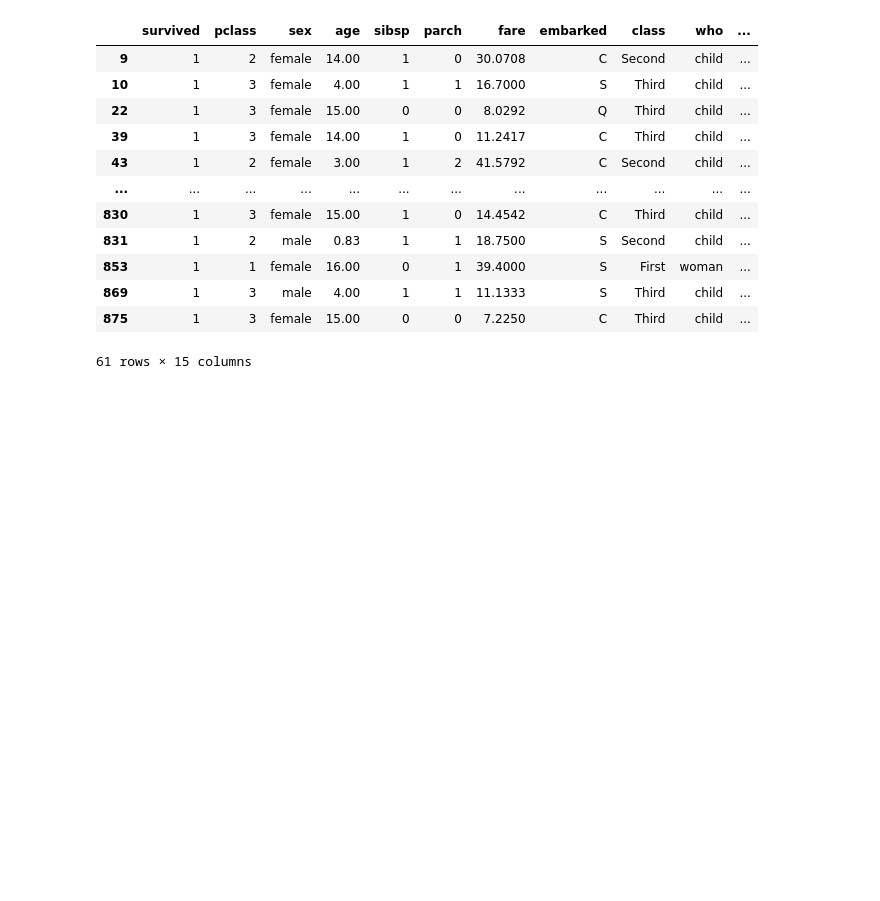
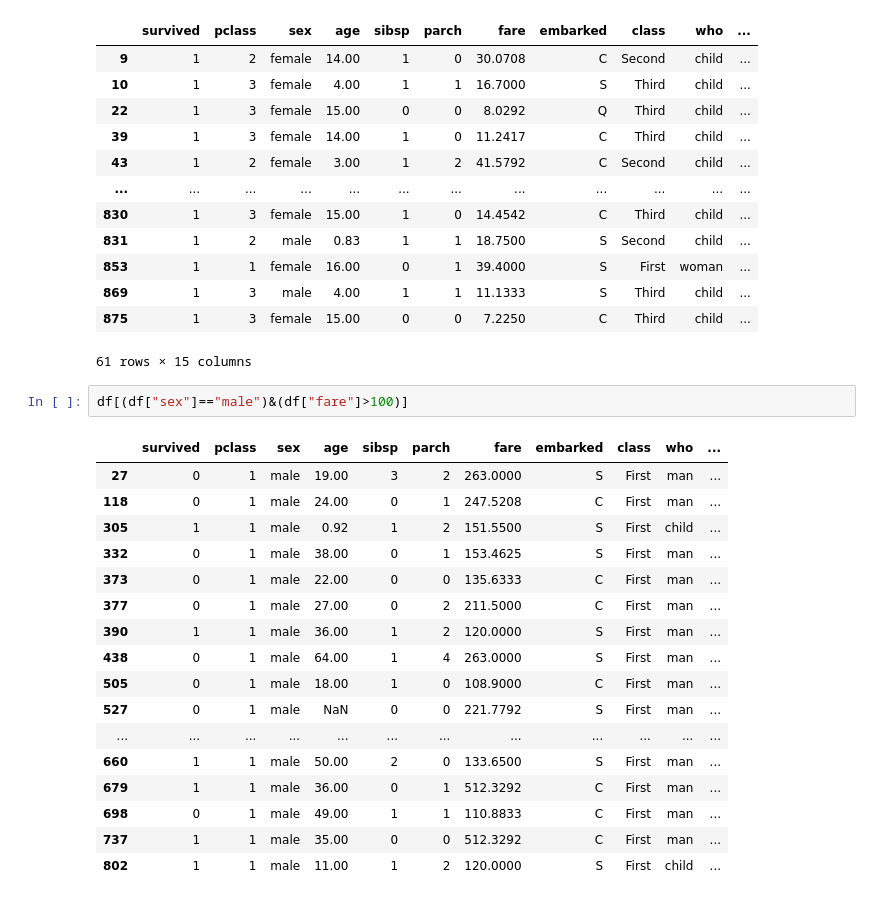
Before and after one commit to Pritishcoder07/AIML-ALGROITHM, a Jupyter notebook: DAY 2 .ipynb, the cells around one changed output. Drawn from its saved outputs; the diff is of its cells as text; blank space fills up the shorter version.

```diff
--- a/DAY 2 .ipynb
+++ b/DAY 2 .ipynb
@@ -689,3 +689,23 @@ df[(df["age"]<18)&(df["survived"]==1)]
 | 869 | 1 | 3 | male | 4.00 | 1 | 1 | 11.1333 | S | Third | child | ... |
 | 875 | 1 | 3 | female | 15.00 | 0 | 0 | 7.2250 | C | Third | child | ... |
 61 rows × 15 columns
+# %%
+df[(df["sex"]=="male")&(df["fare"]>100)]
+# %% [output]
+|  | survived | pclass | sex | age | sibsp | parch | fare | embarked | class | who | ... |
+| 27 | 0 | 1 | male | 19.00 | 3 | 2 | 263.0000 | S | First | man | ... |
+| 118 | 0 | 1 | male | 24.00 | 0 | 1 | 247.5208 | C | First | man | ... |
+| 305 | 1 | 1 | male | 0.92 | 1 | 2 | 151.5500 | S | First | child | ... |
+| 332 | 0 | 1 | male | 38.00 | 0 | 1 | 153.4625 | S | First | man | ... |
+| 373 | 0 | 1 | male | 22.00 | 0 | 0 | 135.6333 | C | First | man | ... |
+| 377 | 0 | 1 | male | 27.00 | 0 | 2 | 211.5000 | C | First | man | ... |
+| 390 | 1 | 1 | male | 36.00 | 1 | 2 | 120.0000 | S | First | man | ... |
+| 438 | 0 | 1 | male | 64.00 | 1 | 4 | 263.0000 | S | First | man | ... |
+| 505 | 0 | 1 | male | 18.00 | 1 | 0 | 108.9000 | C | First | man | ... |
+| 527 | 0 | 1 | male | NaN | 0 | 0 | 221.7792 | S | First | man | ... |
+| ... | ... | ... | ... | ... | ... | ... | ... | ... | ... | ... | ... |
+| 660 | 1 | 1 | male | 50.00 | 2 | 0 | 133.6500 | S | First | man | ... |
+| 679 | 1 | 1 | male | 36.00 | 0 | 1 | 512.3292 | C | First | man | ... |
+| 698 | 0 | 1 | male | 49.00 | 1 | 1 | 110.8833 | C | First | man | ... |
+| 737 | 1 | 1 | male | 35.00 | 0 | 0 | 512.3292 | C | First | man | ... |
+| 802 | 1 | 1 | male | 11.00 | 1 | 2 | 120.0000 | S | First | child | ... |
```
